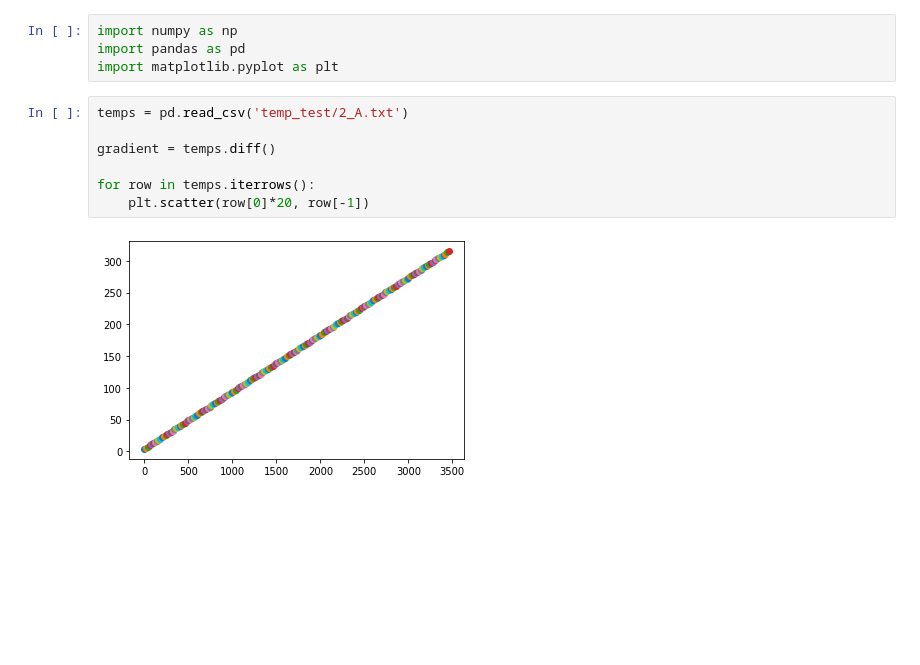
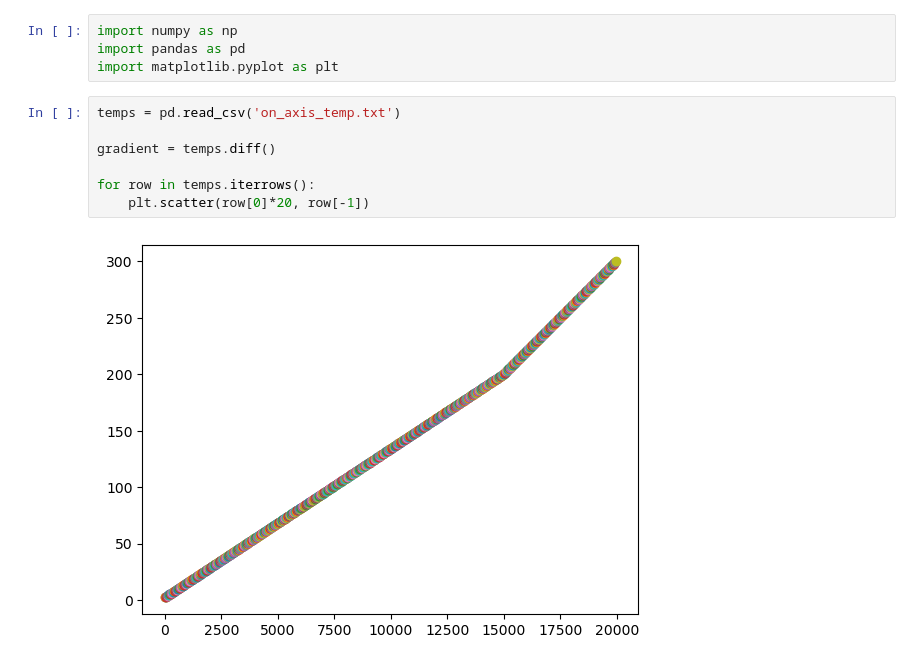
Before and after one commit to a-fotherby/hydrothermal_alteration, a Jupyter notebook: temperature_scripts/temp_check.ipynb, the cells around one changed output. Drawn from its saved outputs; the diff is of its cells as text; blank space fills up the shorter version.

```diff
--- a/temperature_scripts/temp_check.ipynb
+++ b/temperature_scripts/temp_check.ipynb
@@ -3,14 +3,14 @@ import numpy as np
 import pandas as pd
 import matplotlib.pyplot as plt
 # %%
-temps = pd.read_csv('temp_test/2_A.txt')
+temps = pd.read_csv('on_axis_temp.txt')
 
 gradient = temps.diff()
 
 for row in temps.iterrows():
     plt.scatter(row[0]*20, row[-1])
 # %% [output]
-[figure, old version]
+[figure, new version]
 # %%
 gradient.plot()
 # %% [output]
```
Also changed, not shown: parts of 3 cells of this notebook, 1 other file.
